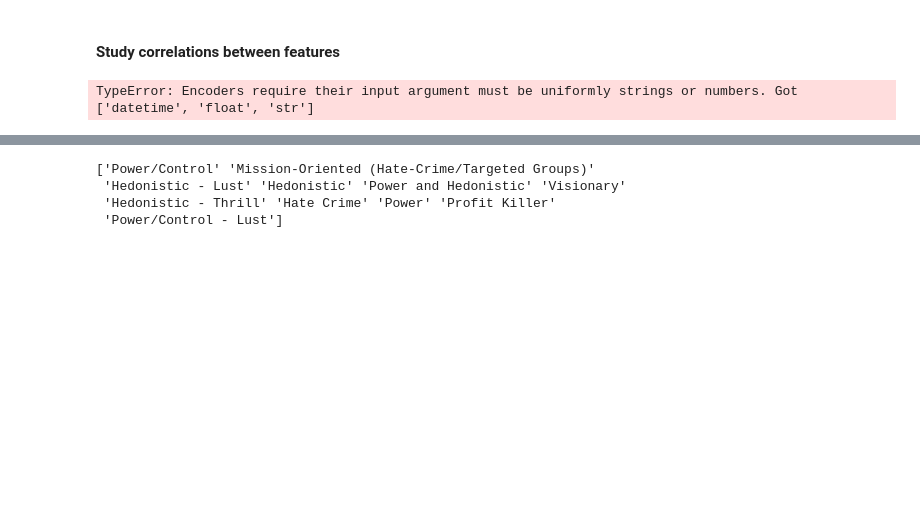
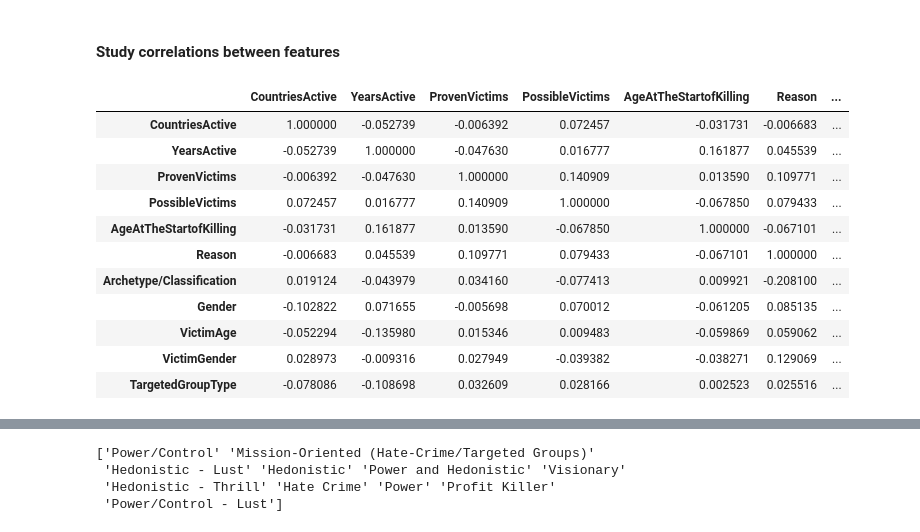
Before and after one commit to Bautist1000/MAL_FH, a Jupyter notebook: Final Assignment.ipynb, the cells around one changed output, grey strips where cells are left out. Drawn from its saved outputs; the diff is of its cells as text; code cells hidden in the pictures; blank space fills up the shorter version.

```diff
--- a/Final Assignment.ipynb
+++ b/Final Assignment.ipynb
@@ -136,17 +138,28 @@ print(df_cleaned['AgeAtTheStartofKilling'].isna().sum())
 # %%
 # Encoding features
 from sklearn.preprocessing import LabelEncoder
 
 # Create a copy of the DataFrame to avoid modifying the original
-encoded_df = df_copy.copy()
+encoded_df = df_cleaned.copy()
 
 # Apply LabelEncoder to each non-numeric column
 for column in encoded_df.select_dtypes(include=['object']).columns:
+    encoded_df[column] = encoded_df[column].astype(str)  # Convert to string
     encoded_df[column] = LabelEncoder().fit_transform(encoded_df[column])
 
 # Perform correlation
 correlation_matrix = encoded_df.corr()
-
-print(correlation_matrix)
+correlation_matrix
 # %% [output]
-TypeError: Encoders require their input argument must be uniformly strings or numbers. Got ['datetime', 'float', 'str']
+|  | CountriesActive | YearsActive | ProvenVictims | PossibleVictims | AgeAtTheStartofKilling | Reason | ... |
+| CountriesActive | 1.000000 | -0.052739 | -0.006392 | 0.072457 | -0.031731 | -0.006683 | ... |
+| YearsActive | -0.052739 | 1.000000 | -0.047630 | 0.016777 | 0.161877 | 0.045539 | ... |
+| ProvenVictims | -0.006392 | -0.047630 | 1.000000 | 0.140909 | 0.013590 | 0.109771 | ... |
+| PossibleVictims | 0.072457 | 0.016777 | 0.140909 | 1.000000 | -0.067850 | 0.079433 | ... |
+| AgeAtTheStartofKilling | -0.031731 | 0.161877 | 0.013590 | -0.067850 | 1.000000 | -0.067101 | ... |
+| Reason | -0.006683 | 0.045539 | 0.109771 | 0.079433 | -0.067101 | 1.000000 | ... |
+| Archetype/Classification | 0.019124 | -0.043979 | 0.034160 | -0.077413 | 0.009921 | -0.208100 | ... |
+| Gender | -0.102822 | 0.071655 | -0.005698 | 0.070012 | -0.061205 | 0.085135 | ... |
+| VictimAge | -0.052294 | -0.135980 | 0.015346 | 0.009483 | -0.059869 | 0.059062 | ... |
+| VictimGender | 0.028973 | -0.009316 | 0.027949 | -0.039382 | -0.038271 | 0.129069 | ... |
+| TargetedGroupType | -0.078086 | -0.108698 | 0.032609 | 0.028166 | 0.002523 | 0.025516 | ... |
```
Also changed, not shown: parts of 6 cells of this notebook.
